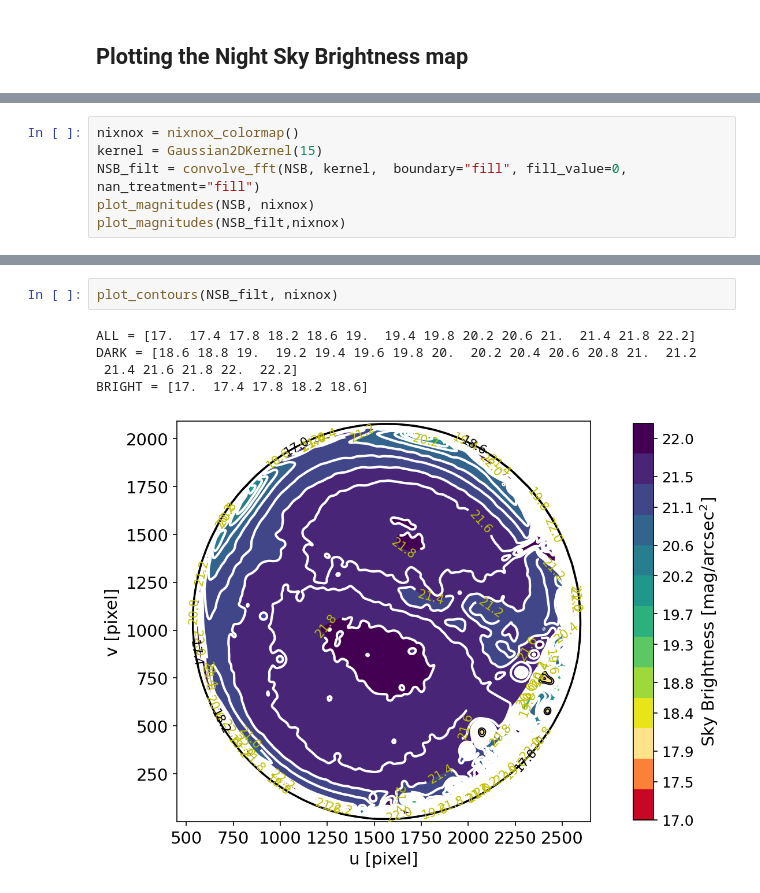
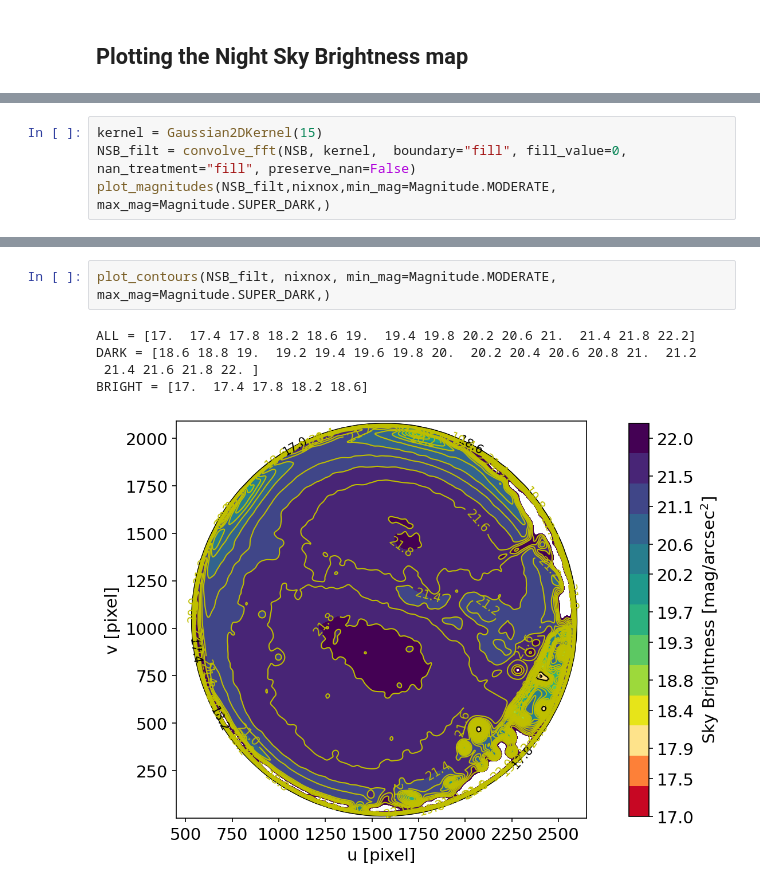
Before and after one commit to astrorafael/allskynsb, a Jupyter notebook: NSB with contours.ipynb, the cells around one changed output, grey strips where cells are left out. Cells and saved outputs as stored; diff of their text form.

```diff
--- a/NSB with contours.ipynb
+++ b/NSB with contours.ipynb
@@ -180,7 +212,5 @@ NSB = ZP_G - 2.5*np.ma.log10(G2_PIX/(DOMEGA*T_EXPO))
 # %%
-nixnox = nixnox_colormap()
 kernel = Gaussian2DKernel(15)
-NSB_filt = convolve_fft(NSB, kernel,  boundary="fill", fill_value=0, nan_treatment="fill")
-plot_magnitudes(NSB, nixnox)
-plot_magnitudes(NSB_filt,nixnox)
+NSB_filt = convolve_fft(NSB, kernel,  boundary="fill", fill_value=0, nan_treatment="fill", preserve_nan=False)
+plot_magnitudes(NSB_filt,nixnox,min_mag=Magnitude.MODERATE, max_mag=Magnitude.SUPER_DARK,)
 # %% [output]
@@ -189,8 +218,8 @@ plot_magnitudes(NSB_filt,nixnox)
 # %%
-plot_contours(NSB_filt, nixnox)
+plot_contours(NSB_filt, nixnox, min_mag=Magnitude.MODERATE, max_mag=Magnitude.SUPER_DARK,)
 # %% [output]
 ALL = [17.  17.4 17.8 18.2 18.6 19.  19.4 19.8 20.2 20.6 21.  21.4 21.8 22.2]
 DARK = [18.6 18.8 19.  19.2 19.4 19.6 19.8 20.  20.2 20.4 20.6 20.8 21.  21.2
- 21.4 21.6 21.8 22.  22.2]
+ 21.4 21.6 21.8 22. ]
 BRIGHT = [17.  17.4 17.8 18.2 18.6]
-[figure, old version]
+[figure, new version]
```
Also changed, not shown: parts of 5 cells of this notebook.
